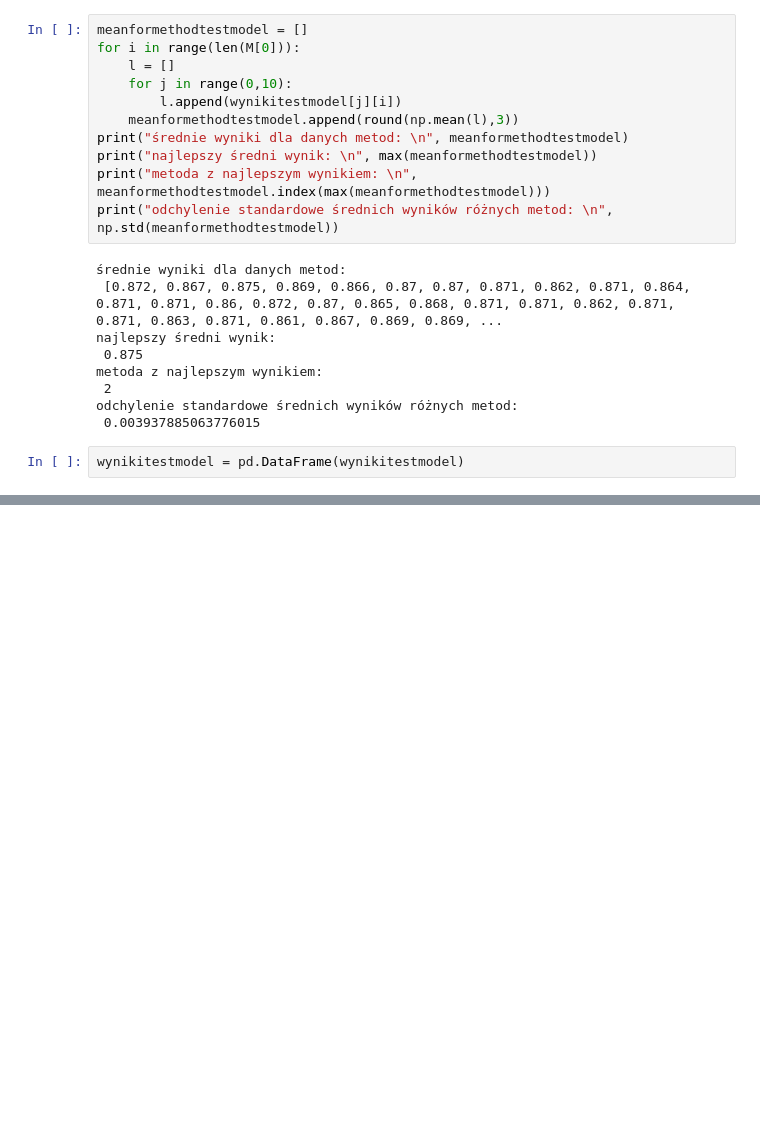
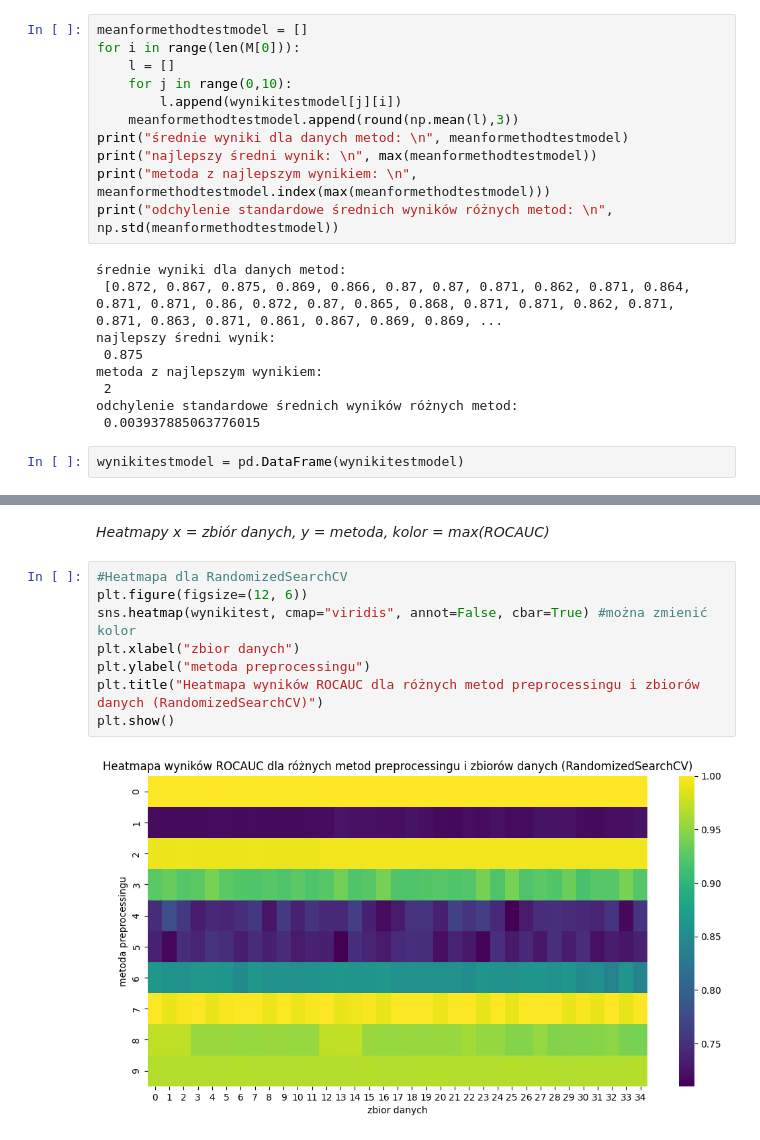
Before and after one commit to IgorLechoszest/-LIC-Igor-Lechoszest, a Jupyter notebook: LIC-kody.ipynb, the cells around one changed output, grey strips where cells are left out. Saved outputs shown, nothing was run; the diff lists cells and outputs as text; blank space fills up the shorter version.

```diff
--- a/LIC-kody.ipynb
+++ b/LIC-kody.ipynb
@@ -217,0 +287,12 @@ plt.show()
+# %% [markdown]
+*Heatmapy x = zbiór danych, y = metoda, kolor = max(ROCAUC)*
+# %%
+#Heatmapa dla RandomizedSearchCV
+plt.figure(figsize=(12, 6))
+sns.heatmap(wynikitest, cmap="viridis", annot=False, cbar=True) #można zmienić kolor
+plt.xlabel("zbior danych")
+plt.ylabel("metoda preprocessingu")
+plt.title("Heatmapa wyników ROCAUC dla różnych metod preprocessingu i zbiorów danych (RandomizedSearchCV)")
+plt.show()
+# %% [output]
+[figure, added]
```
Also changed, not shown: parts of 28 cells of this notebook.
